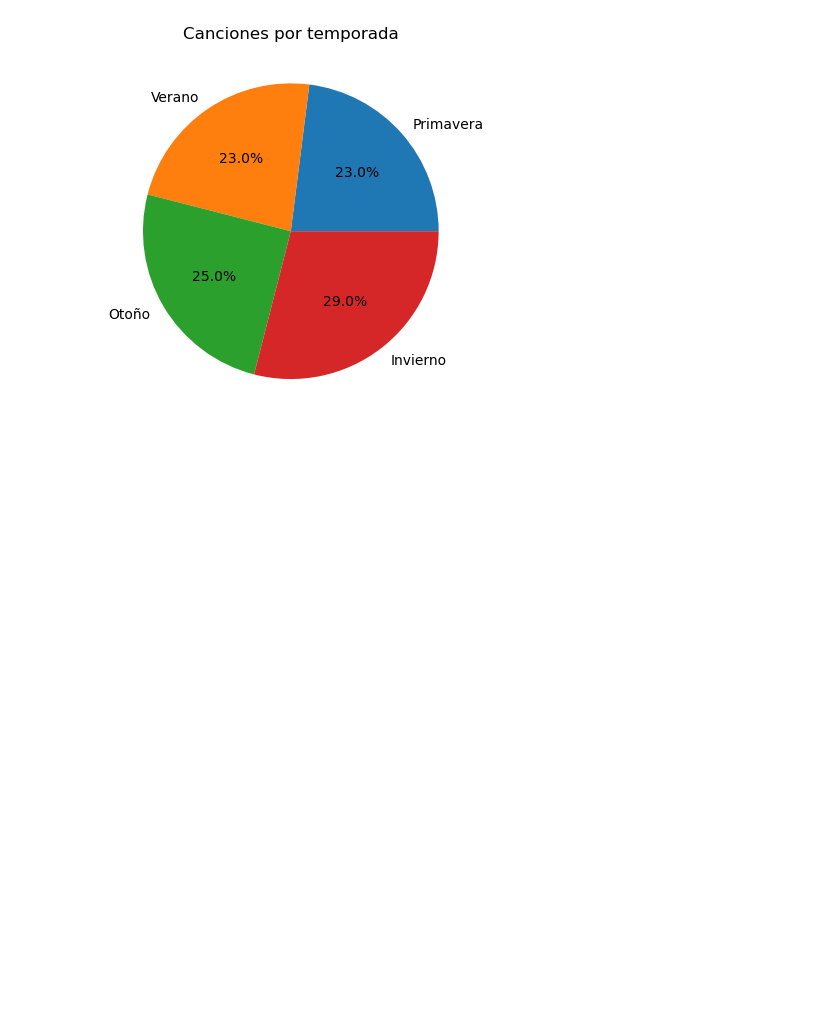
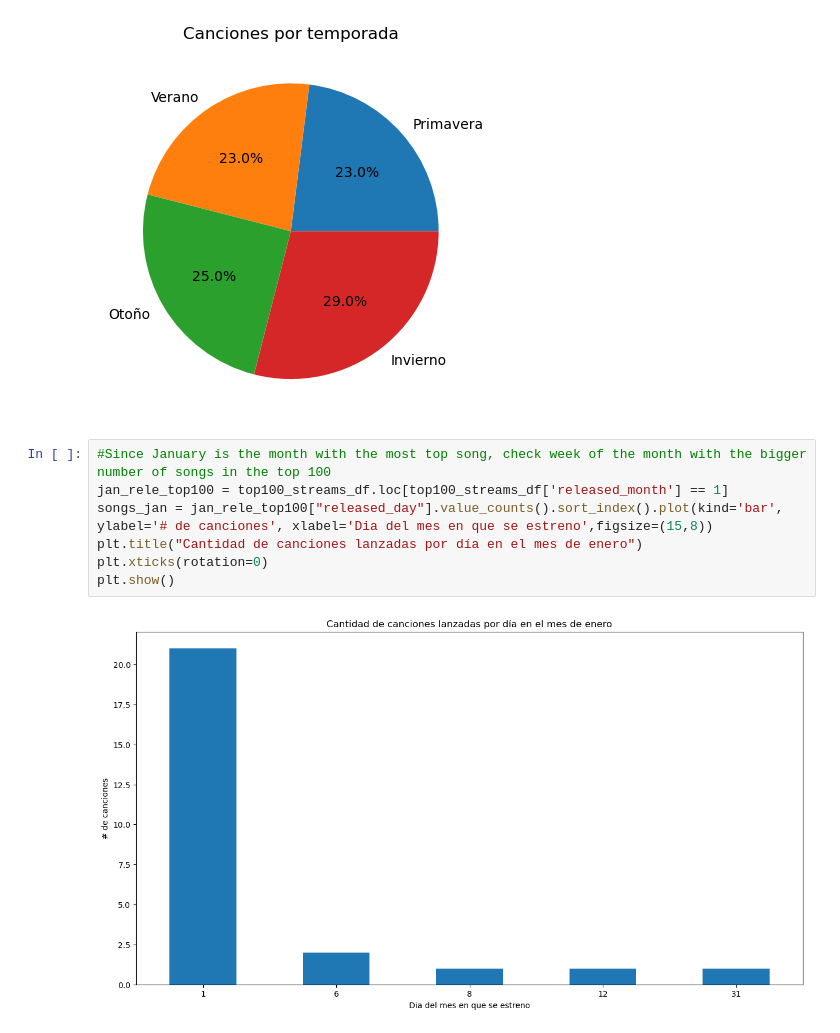
Before and after one commit to luisrodriguezror/project1, a Jupyter notebook: CarlosValencia.ipynb, the cells around one changed output. Saved outputs shown, nothing was run; the diff lists cells and outputs as text; blank space fills up the shorter version.

Commit message:
Se agrega gráfica de canciones por día del mes con mayor cantidad de canciones en el top 100

```diff
--- a/CarlosValencia.ipynb
+++ b/CarlosValencia.ipynb
@@ -58,3 +58,12 @@ plt.title("Canciones por temporada")
 pie_chart_season = plt.pie(season_list, labels=labels,autopct='%1.1f%%')
 # %% [output]
 [figure]
+# %%
+#Since January is the month with the most top song, check week of the month with the bigger number of songs in the top 100
+jan_rele_top100 = top100_streams_df.loc[top100_streams_df['released_month'] == 1]
+songs_jan = jan_rele_top100["released_day"].value_counts().sort_index().plot(kind='bar', ylabel='# de canciones', xlabel='Dia del mes en que se estreno',figsize=(15,8))
+plt.title("Cantidad de canciones lanzadas por día en el mes de enero")
+plt.xticks(rotation=0)
+plt.show()
+# %% [output]
+[figure, added]
```
